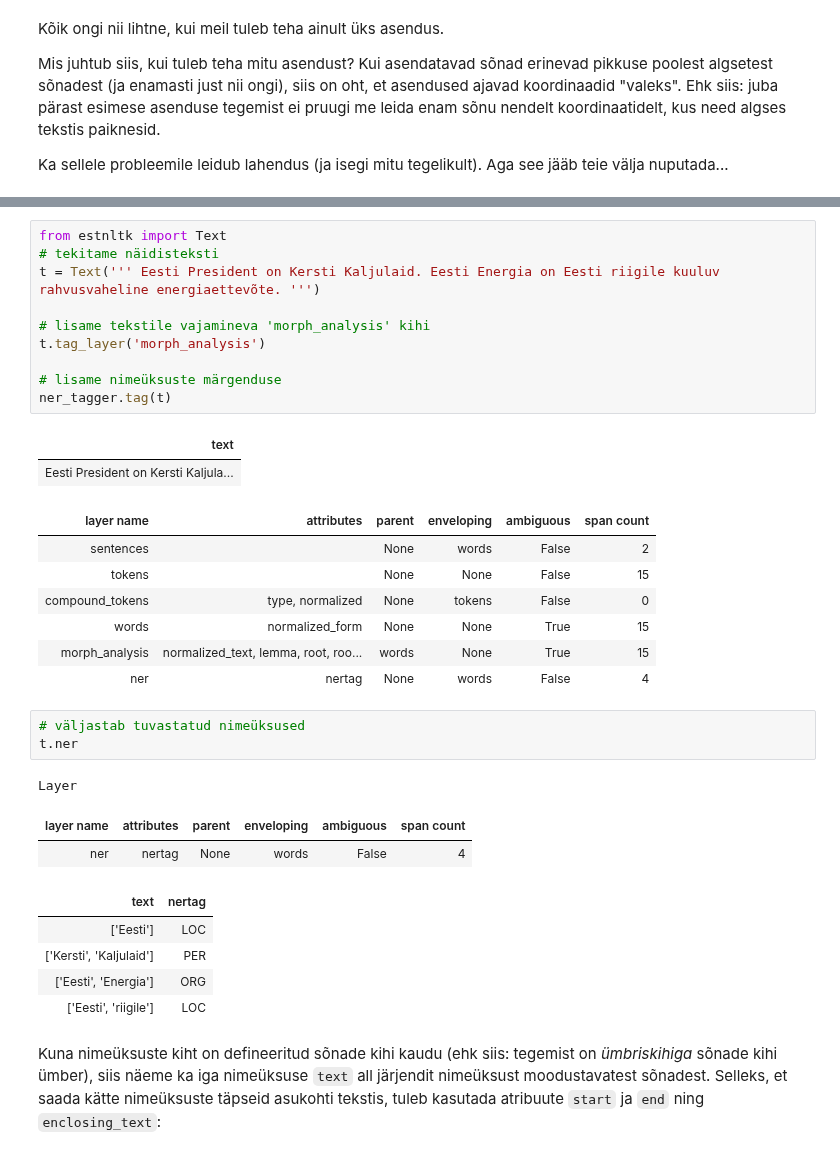
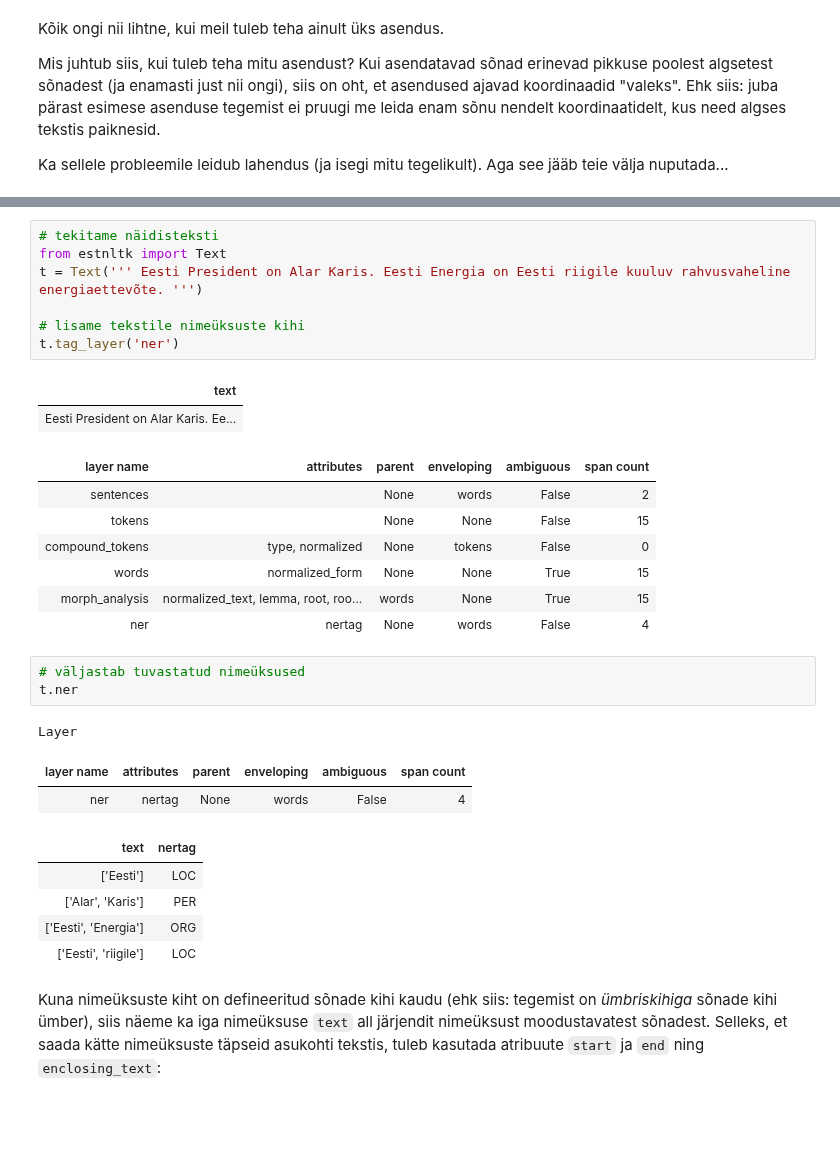
Before and after one commit to d009/EstNLP, a Jupyter notebook: Praktikum5/Praktikum_5.ipynb, the cells around one changed output, grey strips where cells are left out. Cells and saved outputs as stored; diff of their text form; blank space fills up the shorter version.

```diff
--- a/Praktikum5/Praktikum_5.ipynb
+++ b/Praktikum5/Praktikum_5.ipynb
@@ -299,16 +287,13 @@ ner_tagger.input_layers
 # %%
+# tekitame näidisteksti
 from estnltk import Text
-# tekitame näidisteksti
-t = Text(''' Eesti President on Kersti Kaljulaid. Eesti Energia on Eesti riigile kuuluv rahvusvaheline energiaettevõte. ''')
+t = Text(''' Eesti President on Alar Karis. Eesti Energia on Eesti riigile kuuluv rahvusvaheline energiaettevõte. ''')
 
-# lisame tekstile vajamineva 'morph_analysis' kihi
-t.tag_layer('morph_analysis')
-
-# lisame nimeüksuste märgenduse
-ner_tagger.tag(t)
+# lisame tekstile nimeüksuste kihi
+t.tag_layer('ner')
 # %% [output]
 | text |
-| Eesti President on Kersti Kaljula... |
+| Eesti President on Alar Karis. Ee... |
 | layer name | attributes | parent | enveloping | ambiguous | span count |
 | sentences |  | None | words | False | 2 |
 | tokens |  | None | None | False | 15 |
@@ -325,7 +310,7 @@ Layer
 | ner | nertag | None | words | False | 4 |
 | text | nertag |
 | ['Eesti'] | LOC |
-| ['Kersti', 'Kaljulaid'] | PER |
+| ['Alar', 'Karis'] | PER |
 | ['Eesti', 'Energia'] | ORG |
 | ['Eesti', 'riigile'] | LOC |
 # %% [markdown]
```
Also changed, not shown: parts of 19 cells of this notebook, 1 other file.
